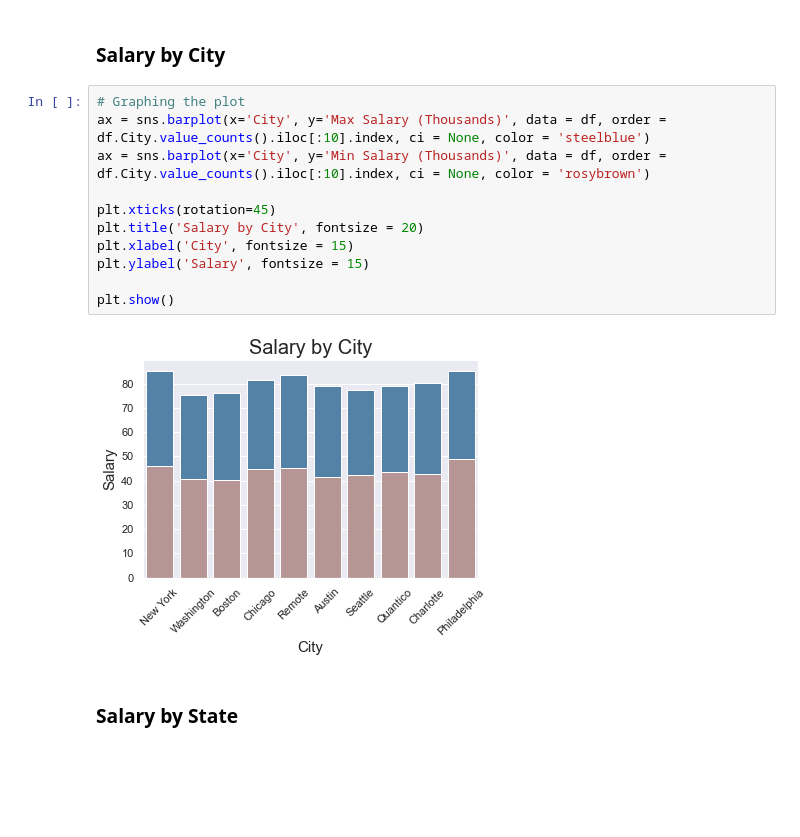
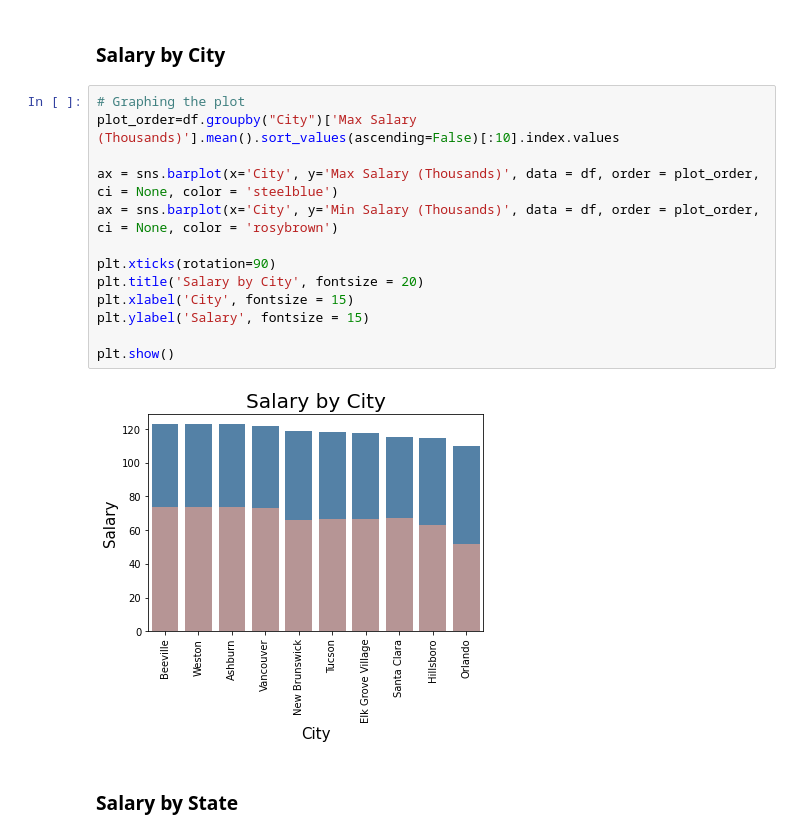
Before and after one commit to kodingwithkelly/GlassdoorProj, a Jupyter notebook: Glassdoor_EDA.ipynb, the cells around one changed output. Cells and saved outputs as stored; diff of their text form; blank space fills up the shorter version.

Commit message:
graph fix

```diff
--- a/Glassdoor_EDA.ipynb
+++ b/Glassdoor_EDA.ipynb
@@ -229,17 +221,19 @@ Mean value for Avg Salary: 62.125701459034794
 ### Salary by City
 # %%
 # Graphing the plot
-ax = sns.barplot(x='City', y='Max Salary (Thousands)', data = df, order = df.City.value_counts().iloc[:10].index, ci = None, color = 'steelblue')
-ax = sns.barplot(x='City', y='Min Salary (Thousands)', data = df, order = df.City.value_counts().iloc[:10].index, ci = None, color = 'rosybrown')
+plot_order=df.groupby("City")['Max Salary (Thousands)'].mean().sort_values(ascending=False)[:10].index.values
 
-plt.xticks(rotation=45)
+ax = sns.barplot(x='City', y='Max Salary (Thousands)', data = df, order = plot_order, ci = None, color = 'steelblue')
+ax = sns.barplot(x='City', y='Min Salary (Thousands)', data = df, order = plot_order, ci = None, color = 'rosybrown')
+
+plt.xticks(rotation=90)
 plt.title('Salary by City', fontsize = 20)
 plt.xlabel('City', fontsize = 15)
 plt.ylabel('Salary', fontsize = 15)
 
 plt.show()
 # %% [output]
-[figure, old version]
+[figure, new version]
 # %% [markdown]
 ### Salary by State
 # %%
```
Also changed, not shown: parts of 4 cells of this notebook, 2 other files.
